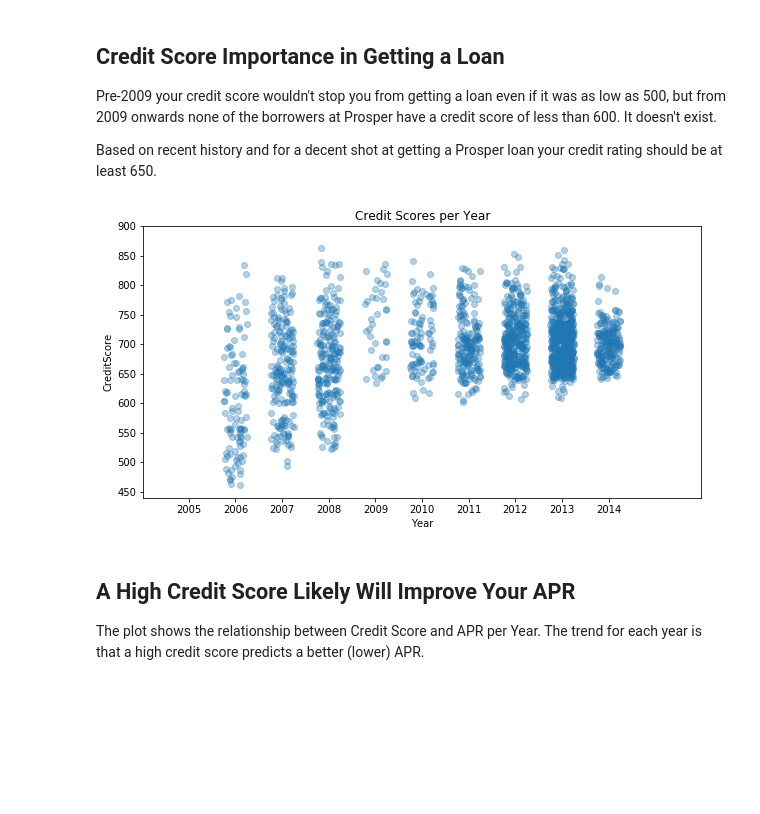
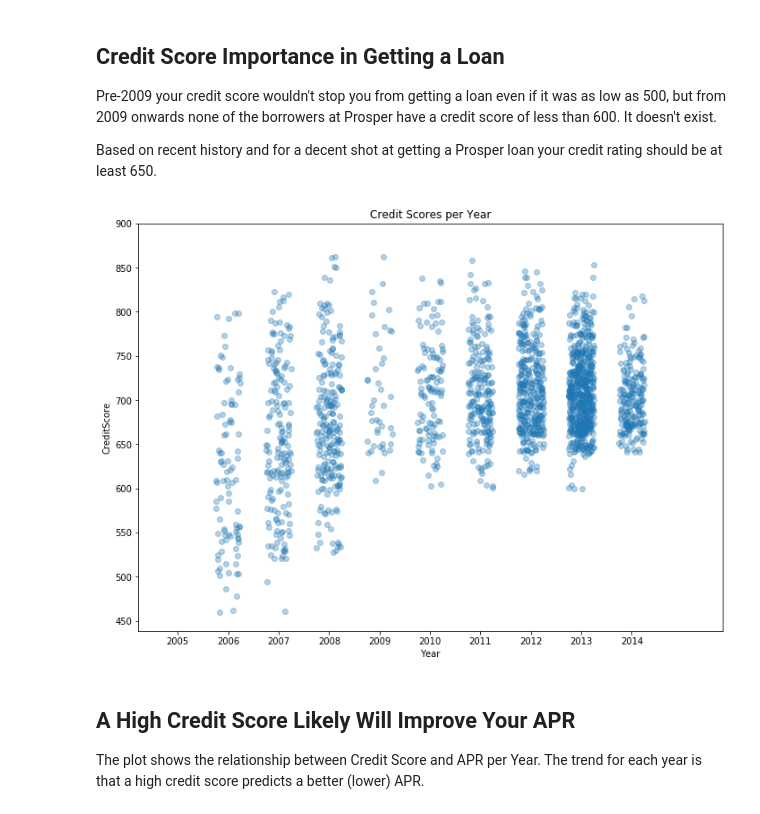
Before and after one commit to trulsmoller/communicate_data_findings, a Jupyter notebook: explan_slide_deck.ipynb, the cells around one changed output. Drawn from its saved outputs; the diff is of its cells as text; code cells hidden in the pictures; blank space fills up the shorter version.

```diff
--- a/explan_slide_deck.ipynb
+++ b/explan_slide_deck.ipynb
@@ -200,16 +200,16 @@ Based on recent history and for a decent shot at getting a Prosper loan your cre
 # %%
 df_sample = df.sample(2000)
 
-plt.figure(figsize = [10, 5])
+plt.figure(figsize = [11.69,8.37])
 
 sb.regplot(data = df_sample, x = 'Year', y = 'CreditScore', fit_reg = False,
            y_jitter = 10, x_jitter = 0.25, scatter_kws = {'alpha' : 1/3})
 
 plt.xticks(np.arange(2005, 2014 + 1, 1))
 plt.yticks(np.arange(450, 900 + 50, 50))
 plt.title('Credit Scores per Year');
 # %% [output]
-[figure, old version]
+[figure, new version]
 # %% [markdown]
 ## A High Credit Score Likely Will Improve Your APR
 
```
Also changed, not shown: parts of 7 cells of this notebook, 1 other file.
